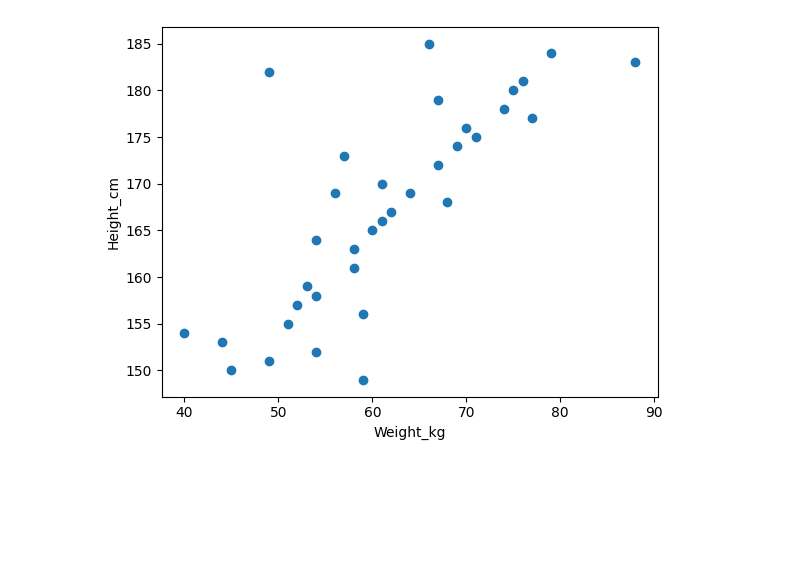
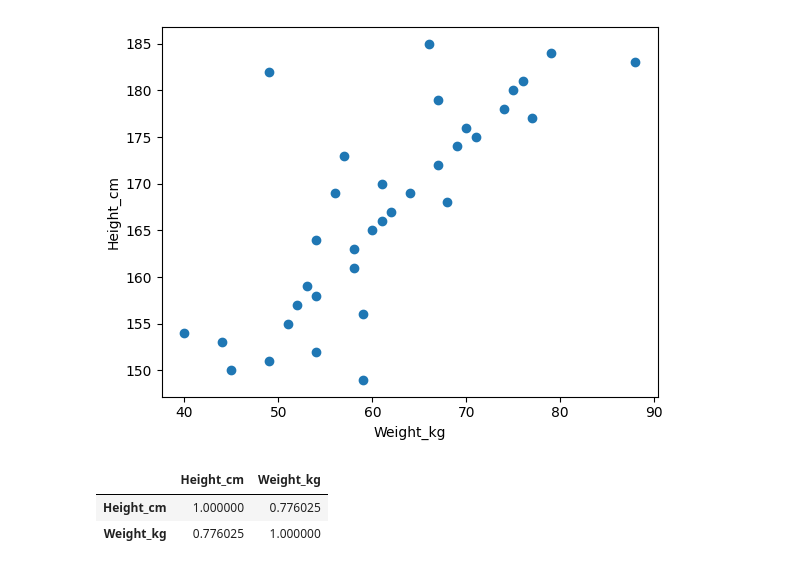
Before and after one commit to manishparihar3618/data-science, a Jupyter notebook: 04_Machine_learning/script/01_Linear_Regression/linear_regression.ipynb, the cells around one changed output. Cells and saved outputs as stored; diff of their text form; code cells hidden in the pictures; blank space fills up the shorter version.

```diff
--- a/04_Machine_learning/script/01_Linear_Regression/linear_regression.ipynb
+++ b/04_Machine_learning/script/01_Linear_Regression/linear_regression.ipynb
@@ -25,3 +25,10 @@ plt.ylabel("Height_cm")
 # %% [output]
 Text(0, 0.5, 'Height_cm')
 [figure]
+# %%
+##Correlation
+df.corr()
+# %% [output]
+|  | Height_cm | Weight_kg |
+| Height_cm | 1.000000 | 0.776025 |
+| Weight_kg | 0.776025 | 1.000000 |
```
Also changed, not shown: parts of 7 cells of this notebook.
